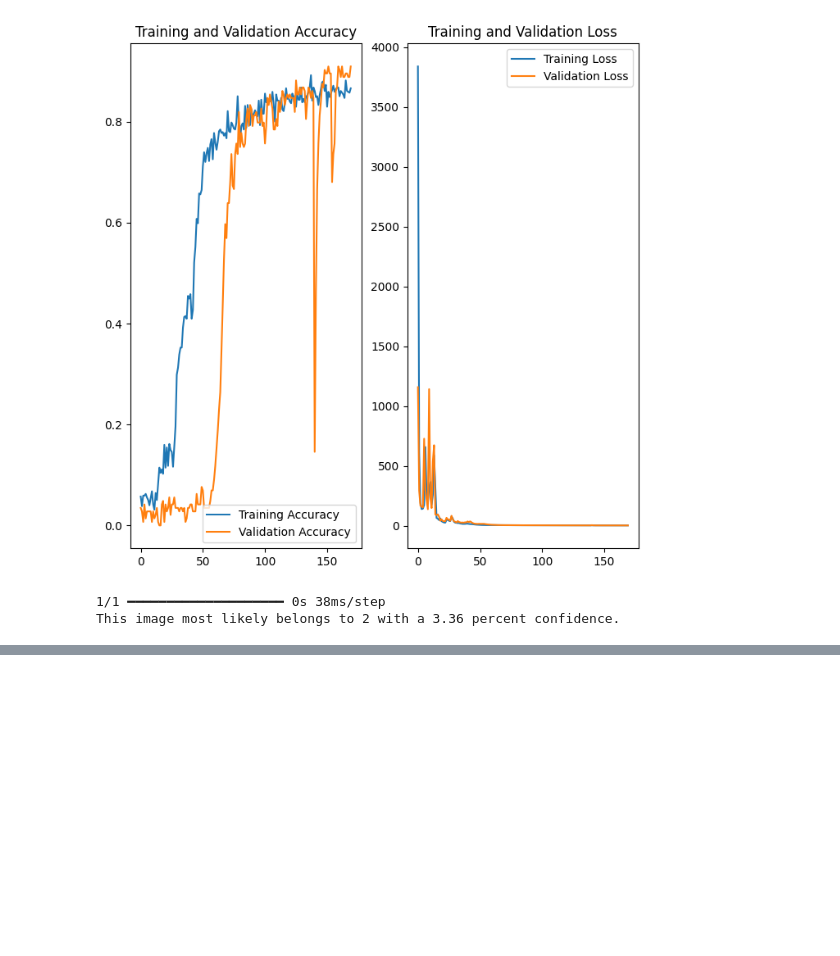
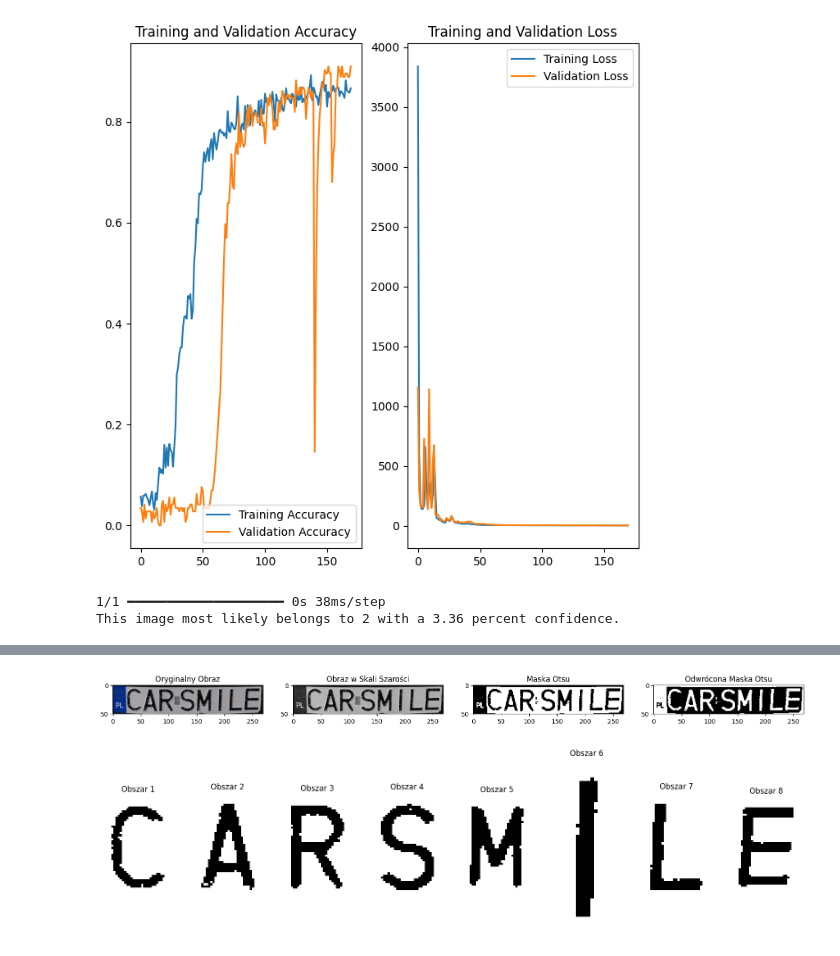
Before and after one commit to niotrek/twm, a Jupyter notebook: test.ipynb, the cells around one changed output, grey strips where cells are left out. Cells and saved outputs as stored; diff of their text form; code cells hidden in the pictures; blank space fills up the shorter version.

```diff
--- a/test.ipynb
+++ b/test.ipynb
@@ -542,0 +777,5 @@ c
+# %%
+process_image('better_data/plate/image_01.png', save_crops=False, visualize=True)
+# %% [output]
+[figure, added]
+[figure, added]
```
Also changed, not shown: parts of 11 cells of this notebook, 15 other files.
